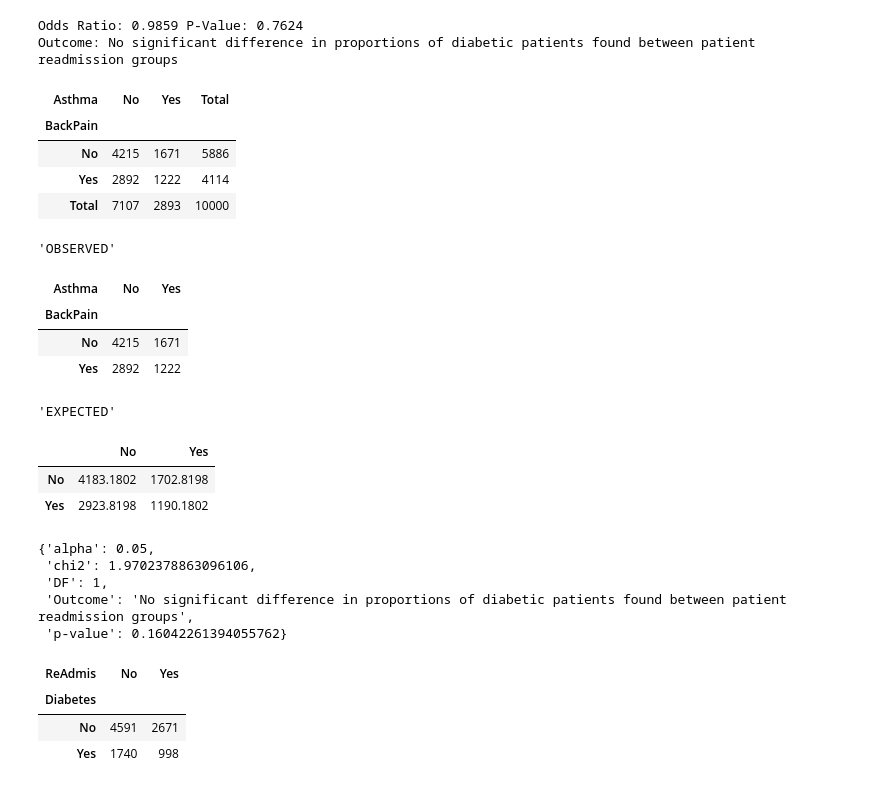
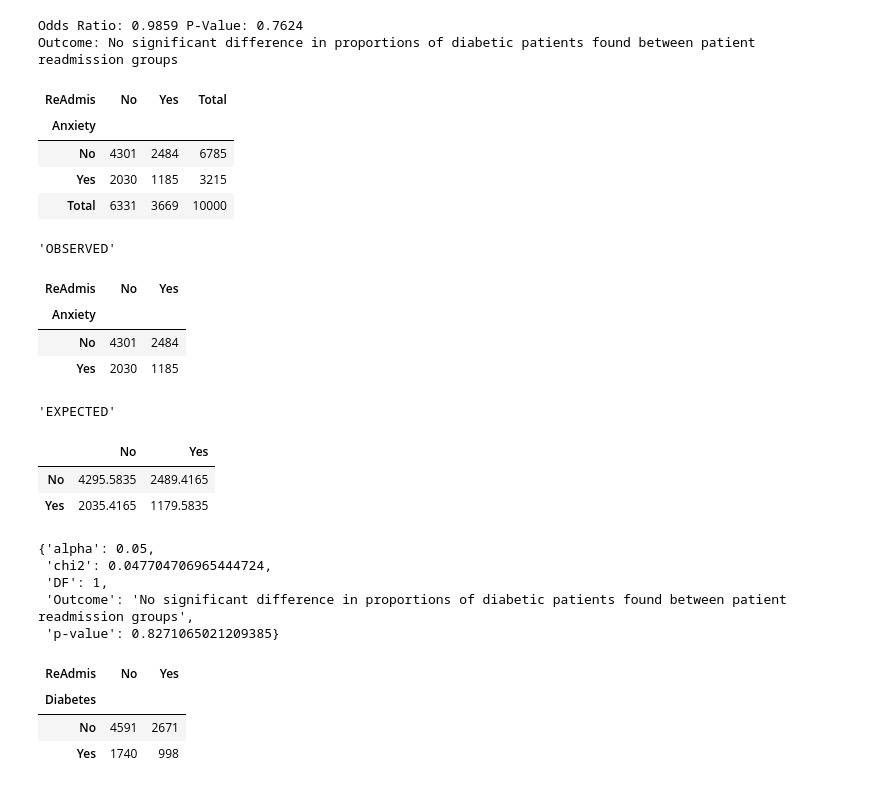
Before and after one commit to chrispaynes/OSDSC-Portfolio, a Jupyter notebook: exploratory_data_analysis/final_nb.ipynb, the cells around one changed output. Saved outputs shown, nothing was run; the diff lists cells and outputs as text; code cells hidden in the pictures.

```diff
--- a/exploratory_data_analysis/final_nb.ipynb
+++ b/exploratory_data_analysis/final_nb.ipynb
@@ -105,7 +105,15 @@ The submission includes a warning- and error-free code to accurately analyze the
 -   ANOVA
 # %%
 import pandas as pd
+import matplotlib.pyplot as plt
+import numpy as np
 from scipy import stats
+import seaborn as sns
+
+pd.set_option("display.max_columns", 100)
+pd.set_option("display.max_rows", 100)
+cmap = "mako"
+sns.set(font_scale=2, palette=cmap)
 
 df = pd.read_csv("./src/Medical Data and Dictionary Files/medical_clean.csv")
 
@@ -135,22 +143,19 @@ print("Outcome:", outcome)
 Odds Ratio: 0.9859 P-Value: 0.7624
 Outcome: No significant difference in proportions of diabetic patients found between patient readmission groups
 # %%
-alpha = 0.05
+import pandas as pd
+import matplotlib.pyplot as plt
+import numpy as np
+from scipy import stats
+from scipy.stats import chi2_contingency
+import seaborn as sns
+import matplotlib.pyplot as plt
 
-# cross-tabluate diabetic and readmitted patients frequency observations
-# contingency table
-observed_table = pd.crosstab(df.Anxiety, df.ReAdmis, margins=True, margins_name="Total")
-display(observed_table)
+pd.set_option("display.max_columns", 100)
+pd.set_option("display.max_rows", 100)
+cmap = "mako"
+sns.set(font_scale=2, palette=cmap)
 
-# remove "Total" column and row
-table_no_total = observed_table.iloc[:2, :2]
-
-r, c = table_no_total.shape
-
-# degress of freedom
-DF = (r - 1) * (c - 1)
-
-n, _ = df.shape
 
 def expected_freq_cnts(row_total, col_total, sample_size):
     """
@@ -164,57 +169,75 @@ def calc_chi2(observed, expected, correction=True):
 
     return ((abs(observed - expected) - y_offset) ** 2) / expected
 
+
+alpha = 0.05
+
+# cross-tabluate diabetic and readmitted patients frequency observations
+# contingency table
+observed_table = pd.crosstab(df.Anxiety, df.ReAdmis, margins=True, margins_name="Total")
+display(observed_table)
+
+# remove "Total" column and row
+table_no_total = observed_table.iloc[:2, :2]
+
+# get the table dimensions
+r, c = table_no_total.shape
+
+# degress of freedom
+DF = (r - 1) * (c - 1)
+
+# dataset size
+n, _ = df.shape
 
 expected = {
     "No": {
         "No": expected_freq_cnts(observed_table.Total.No, observed_table.No.Total, n),
         "Yes": expected_freq_cnts(observed_table.Total.Yes, observed_table.No.Total, n),
     },
     "Yes": {
         "No": expected_freq_cnts(observed_table.Total.No, observed_table.Yes.Total, n),
         "Yes": expected_freq_cnts(observed_table.Total.Yes, observed_table.Yes.Total, n)
     }
 }
 
 
 expected_table = pd.DataFrame(expected)
 display("OBSERVED", table_no_total, "EXPECTED", expected_table)
-
 
 chi2 = calc_chi2(observed=table_no_total.values, expected=expected_table.values, correction=True).sum()
 
 # 1 DF and 0.05
 # source: https://www.mathsisfun.com/data/chi-square-table.html
 critical_statistic = 3.841
 
 # P_value is the probability that a chi-square statistic with 1 DF is more extreme than our chi2 of 0.0799.
 # p_value = P(Χ^2 > 0.0799)
 _, p_value, _, _  = chi2_contingency(table_no_total, correction=True)
 
 if p_value < alpha:
     outcome = "Proportions of diabetic patients differ significantly between patient readmission groups"
 else:
     outcome = "No significant difference in proportions of diabetic patients found between patient readmission groups"
 
 display({"alpha": alpha, "chi2": chi2, "DF": DF, "Outcome": outcome, "p-value": p_value})
 # %% [output]
-| Asthma | No | Yes | Total |
-| BackPain |  |  |  |
-| No | 4215 | 1671 | 5886 |
-| Yes | 2892 | 1222 | 4114 |
-| Total | 7107 | 2893 | 10000 |
+| ReAdmis | No | Yes | Total |
+| Anxiety |  |  |  |
+| No | 4301 | 2484 | 6785 |
+| Yes | 2030 | 1185 | 3215 |
+| Total | 6331 | 3669 | 10000 |
 'OBSERVED'
-| Asthma | No | Yes |
-| BackPain |  |  |
-| No | 4215 | 1671 |
-| Yes | 2892 | 1222 |
+| ReAdmis | No | Yes |
+| Anxiety |  |  |
+| No | 4301 | 2484 |
+| Yes | 2030 | 1185 |
 'EXPECTED'
 |  | No | Yes |
-| No | 4183.1802 | 1702.8198 |
-| Yes | 2923.8198 | 1190.1802 |
+| No | 4295.5835 | 2489.4165 |
+| Yes | 2035.4165 | 1179.5835 |
 {'alpha': 0.05,
- 'chi2': 1.9702378863096106,
+ 'chi2': 0.047704706965444724,
  'DF': 1,
  'Outcome': 'No significant difference in proportions of diabetic patients found between patient readmission groups',
- 'p-value': 0.16042261394055762}
+ 'p-value': 0.8271065021209385}
 # %%
```
Also changed, not shown: parts of 32 cells of this notebook.
